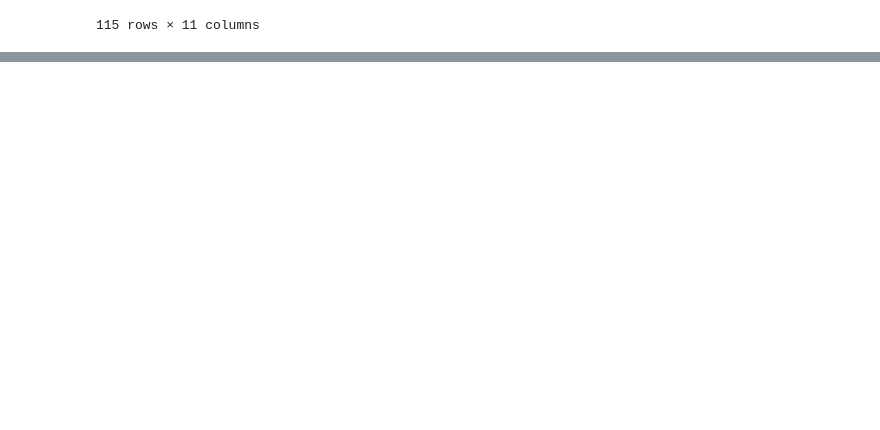
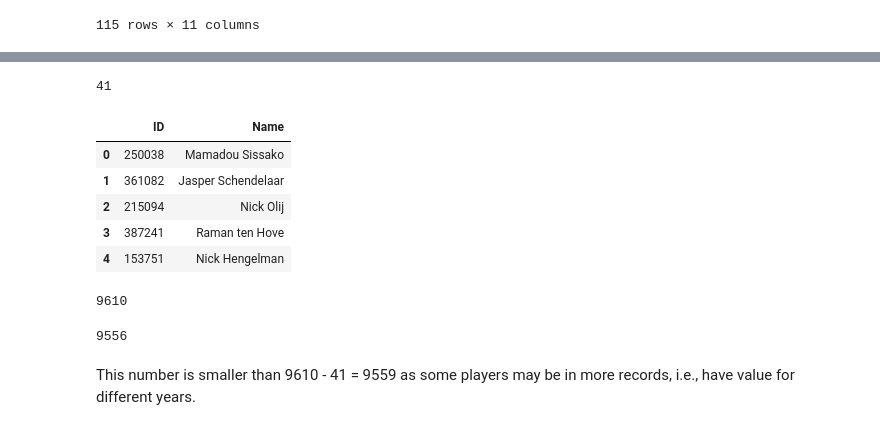
Before and after one commit to GioPan/rating-based-value-prediction, a Jupyter notebook: notebooks/player_values_info.ipynb, the cells around one changed output, grey strips where cells are left out. Drawn from its saved outputs; the diff is of its cells as text; code cells hidden in the pictures; blank space fills up the shorter version.

```diff
--- a/notebooks/player_values_info.ipynb
+++ b/notebooks/player_values_info.ipynb
@@ -93,0 +97,25 @@ values.loc[(values['birth']> '1990-1-1') & (values['birth'] < '1990-12-31') & (v
+# %%
+missing = pd.read_csv('../data/missing.csv')
+len(missing)
+# %% [output]
+41
+# %%
+missing.head()
+# %% [output]
+|  | ID | Name |
+| 0 | 250038 | Mamadou Sissako |
+| 1 | 361082 | Jasper Schendelaar |
+| 2 | 215094 | Nick Olij |
+| 3 | 387241 | Raman ten Hove |
+| 4 | 153751 | Nick Hengelman |
+# %%
+len(values)
+# %% [output]
+9610
+# %%
+values = values.loc[~values['player_id'].isin(missing['ID']), :]
+len(values)
+# %% [output]
+9556
+# %% [markdown]
+This number is smaller than 9610 - 41 = 9559 as some players may be in more records, i.e., have value for different years.
```
Also changed, not shown: parts of 12 cells of this notebook, 2 other files.
